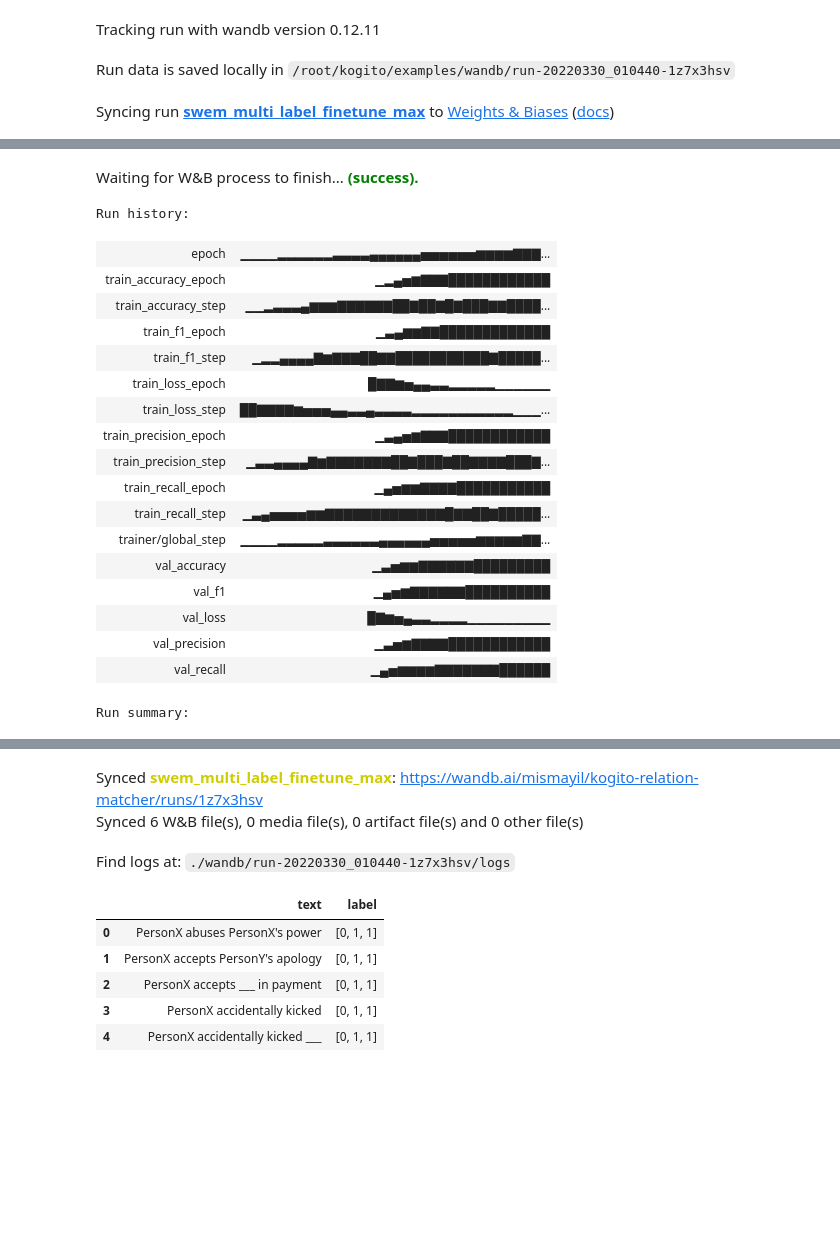
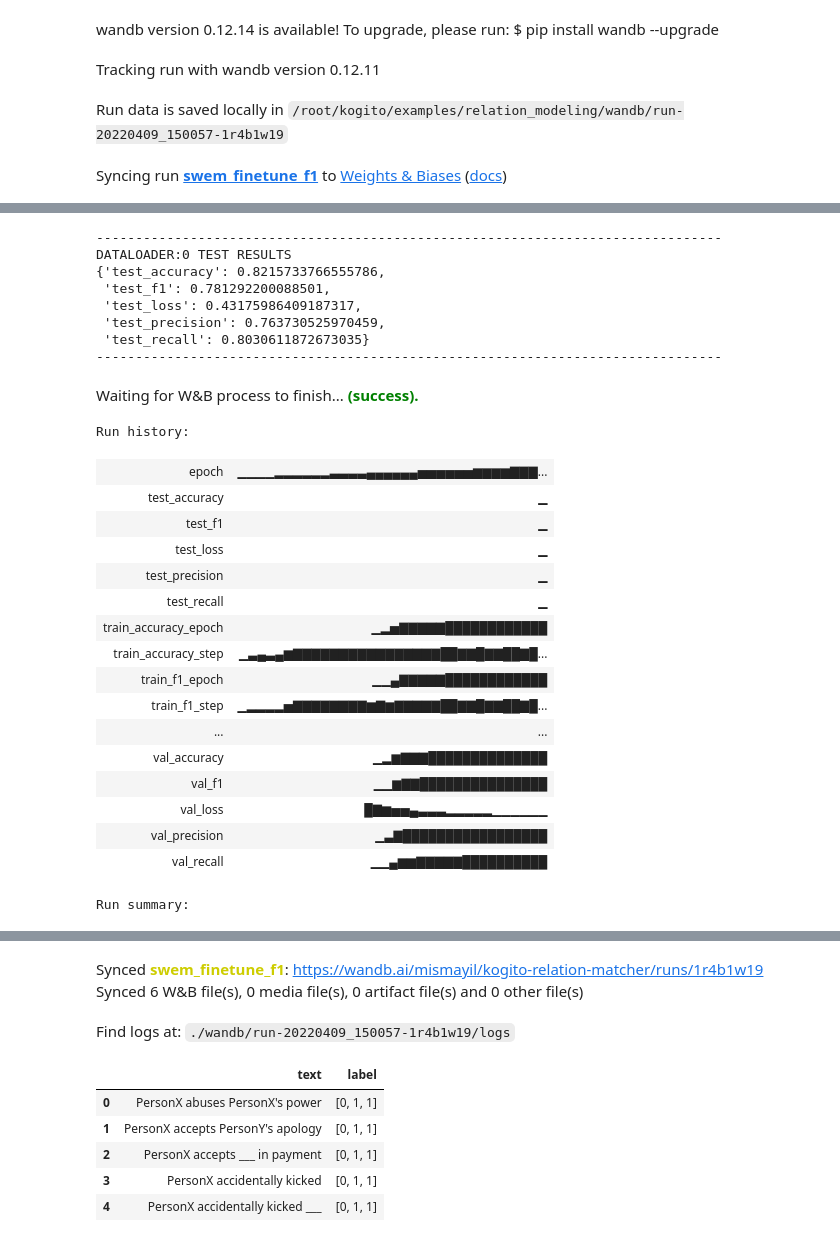
Before and after one commit to epfl-nlp/kogito, a Jupyter notebook: examples/relation_modeling/relation_modeling_swem_finetune.ipynb, the cells around one changed output, grey strips where cells are left out. Drawn from its saved outputs; the diff is of its cells as text; code cells hidden in the pictures; blank space fills up the shorter version.

Commit message:
Add experiments for OOD analysis

```diff
--- a/examples/relation_modeling/relation_modeling_swem_finetune.ipynb
+++ b/examples/relation_modeling/relation_modeling_swem_finetune.ipynb
@@ -18,7 +21,7 @@ import torch.nn.functional as F
 from relation_modeling_utils import MaxPool, AvgPool
 
 class SWEMClassifier(pl.LightningModule):
-    def __init__(self, num_classes=3, pooling="max", freeze_emb=True, learning_rate=1e-3):
+    def __init__(self, num_classes=3, pooling="avg", freeze_emb=False, learning_rate=1e-4):
         super().__init__()
         self.embedding = nn.Embedding(num_embeddings=EMBEDDING_MATRIX.shape[0],
                                       embedding_dim=EMBEDDING_MATRIX.shape[1]).from_pretrained(torch.tensor(EMBEDDING_MATRIX, dtype=torch.float32), freeze=freeze_emb)
@@ -101,12 +104,12 @@ class SWEMClassifier(pl.LightningModule):
         optimizer = Adam(self.parameters(), lr=self.learning_rate)
         return optimizer
 # %%
-from relation_modeling_utils import SWEMHeadDataset
+from relation_modeling_utils import SWEMHeadDataset, load_fdata
 import pandas as pd
 
-train_df = pd.read_csv(f"data/atomic_ood/train_{DATASET_TYPE}.csv")
-val_df = pd.read_csv(f"data/atomic_ood/val_{DATASET_TYPE}.csv")
-test_df = pd.read_csv(f"data/atomic_ood/test_{DATASET_TYPE}.csv")
+train_df = load_fdata(f"data/atomic_ood/{DATASET_TYPE}/train_{DATASET_TYPE}.csv")
+val_df = load_fdata(f"data/atomic_ood/{DATASET_TYPE}/val_{DATASET_TYPE}.csv")
+test_df = load_fdata(f"data/atomic_ood/{DATASET_TYPE}/test_{DATASET_TYPE}.csv")
 train_data = SWEMHeadDataset(train_df, vocab=VOCAB)
 val_data = SWEMHeadDataset(val_df, vocab=VOCAB)
 test_data = SWEMHeadDataset(test_df, vocab=VOCAB)
@@ -125,13 +130,17 @@ from pytorch_lightning.loggers import WandbLogger
 from relation_modeling_utils import get_timestamp
 import wandb
 
+NUM_EPOCHS = 20
+LR_RATE = 1e-4
+
 timestamp = get_timestamp()
 
-wandb_logger = WandbLogger(project="kogito-relation-matcher", name=f"swem_finetune_ood_{DATASET_TYPE}")
-model = SWEMClassifier(pooling="avg", freeze_emb=False, learning_rate=1e-4)
-trainer = pl.Trainer(max_epochs=20, logger=wandb_logger, accelerator="gpu", devices=1)
+wandb_logger = WandbLogger(project="kogito-relation-matcher", name=f"swem_finetune_{DATASET_TYPE}")
+wandb_logger.experiment.config["epochs"] = NUM_EPOCHS
+model = SWEMClassifier(pooling="avg", freeze_emb=False, learning_rate=LR_RATE)
+trainer = pl.Trainer(max_epochs=NUM_EPOCHS, logger=wandb_logger, accelerator="gpu", devices=[0])
 trainer.fit(model, train_dataloaders=train_dataloader, val_dataloaders=val_dataloader)
 trainer.test(model, dataloaders=test_dataloader)
-trainer.save_checkpoint(f"models/swem/swem_finetune_ood_{timestamp}_{DATASET_TYPE}.ckpt", weights_only=True)
+trainer.save_checkpoint(f"models/swem/swem_finetune_{DATASET_TYPE}_{timestamp}.ckpt", weights_only=True)
 wandb.finish()
 # %% [output]
@@ -142,3 +147,4 @@ LOCAL_RANK: 0 - CUDA_VISIBLE_DEVICES: [0,1]
-Tracking run with wandb version 0.12.11
+wandb version 0.12.14 is available! To upgrade, please run: $ pip install wandb --upgrade
-Run data is saved locally in /root/kogito/examples/wandb/run-20220330_010440-1z7x3hsv
+Tracking run with wandb version 0.12.11
-Syncing run swem_multi_label_finetune_max to Weights & Biases (docs)
+Run data is saved locally in /root/kogito/examples/relation_modeling/wandb/run-20220409_150057-1r4b1w19
+Syncing run swem_finetune_f1 to Weights & Biases (docs)
@@ -165,21 +169,28 @@ Syncing run swem_multi_label_finetune_max to Weights & Biases (docs)
-Waiting for W&B process to finish... (success).
-Run history:
+--------------------------------------------------------------------------------
+DATALOADER:0 TEST RESULTS
+{'test_accuracy': 0.8215733766555786,
+ 'test_f1': 0.781292200088501,
+ 'test_loss': 0.43175986409187317,
+ 'test_precision': 0.763730525970459,
+ 'test_recall': 0.8030611872673035}
+--------------------------------------------------------------------------------
+Waiting for W&B process to finish... (success).
+Run history:
 | epoch | ▁▁▁▁▂▂▂▂▂▂▃▃▃▃▄▄▄▄▄▄▅▅▅▅▅▅▆▆▆▆▇▇▇... |
-| train_accuracy_epoch | ▁▂▄▅▆▇▇▇████████████ |
-| train_accuracy_step | ▁▁▂▃▃▃▄▆▆▆▇▇▇▇▇▇██▇██▇█▇███▇▇████... |
-| train_f1_epoch | ▁▃▄▆▆▇▇█████████████ |
-| train_f1_step | ▁▂▂▄▄▄▄▇▆▇▇▇██▇▇███████████▇█████... |
-| train_loss_epoch | █▇▇▆▅▄▄▃▃▂▂▂▂▂▁▁▁▁▁▁ |
-| train_loss_step | ██▇▇▇▇▆▅▅▅▄▄▃▃▄▃▃▃▃▂▂▂▂▂▂▂▂▂▂▂▁▁▁... |
-| train_precision_epoch | ▁▃▄▅▆▇▇▇████████████ |
-| train_precision_step | ▁▃▃▄▄▄▄▇▆▇▇▇▇▇▇▇██▇███▇██▇▇▇▇███▇... |
-| train_recall_epoch | ▁▄▅▆▆▇▇▇▇███████████ |
-| train_recall_step | ▁▃▄▅▅▅▅▆▆▇▇▇▇▇▇▇▇▇▇▇▇▇█▇▇██▇█████... |
-| trainer/global_step | ▁▁▁▁▂▂▂▂▂▃▃▃▃▃▃▄▄▄▄▄▄▅▅▅▅▅▆▆▆▆▆▇▇... |
-| val_accuracy | ▁▃▅▆▆▇▇▇▇▇▇█████████ |
-| val_f1 | ▁▄▅▆▇▇▇▇▇▇██████████ |
-| val_loss | █▇▆▅▄▃▃▂▂▂▂▁▁▁▁▁▁▁▁▁ |
-| val_precision | ▁▃▅▆▇▇▇▇████████████ |
-| val_recall | ▁▄▅▆▆▆▆▇▇▇▇▇▇▇██████ |
+| test_accuracy | ▁ |
+| test_f1 | ▁ |
+| test_loss | ▁ |
+| test_precision | ▁ |
+| test_recall | ▁ |
+| train_accuracy_epoch | ▁▂▅▇▇▇▇▇████████████ |
+| train_accuracy_step | ▁▃▄▃▄▆▇▇▇▇▇▇▇▇▇▇▇▇▇▇▇▇██▇▇█▇▇██▇█... |
+| train_f1_epoch | ▁▁▄▇▇▇▇▇████████████ |
+| train_f1_step | ▁▂▂▂▂▅▇▇▇▇▇▇▇▇▆▇▆▇▇▇▇▇██▇▇█▇▇██▇█... |
+| ... | ... |
+| val_accuracy | ▁▂▆▇▇▇██████████████ |
+| val_f1 | ▁▁▆▇▇███████████████ |
+| val_loss | █▇▆▅▅▄▃▃▃▂▂▂▂▂▁▁▁▁▁▁ |
+| val_precision | ▁▃▇█████████████████ |
+| val_recall | ▁▁▄▆▆▇▇▇▇▇██████████ |
-Run summary:
+Run summary:
 | epoch | 19 |
@@ -202,6 +212,6 @@ Run summary:
-Synced swem_multi_label_finetune_max: https://wandb.ai/mismayil/kogito-relation-matcher/runs/1z7x3hsv
-Synced 6 W&B file(s), 0 media file(s), 0 artifact file(s) and 0 other file(s)
-Find logs at: ./wandb/run-20220330_010440-1z7x3hsv/logs
+Synced swem_finetune_f1: https://wandb.ai/mismayil/kogito-relation-matcher/runs/1r4b1w19
+Synced 6 W&B file(s), 0 media file(s), 0 artifact file(s) and 0 other file(s)
+Find logs at: ./wandb/run-20220409_150057-1r4b1w19/logs
 # %%
 from relation_modeling_utils import load_data, HeadDataset
 from torch.utils.data import DataLoader
```
Also changed, not shown: parts of 5 cells of this notebook, 3 other files.
